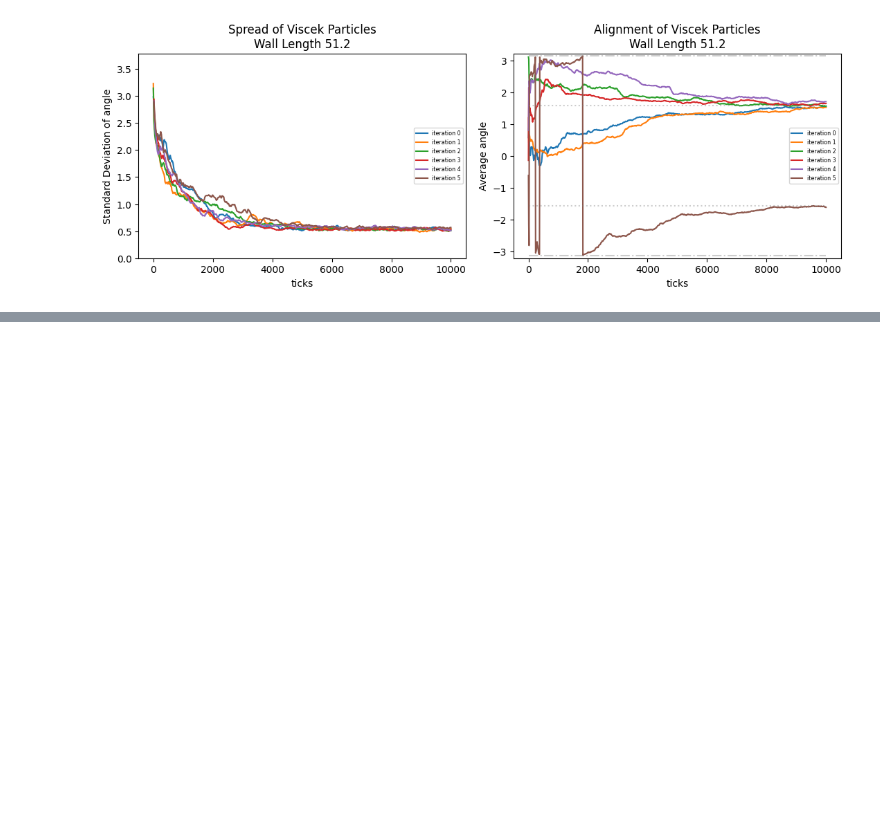
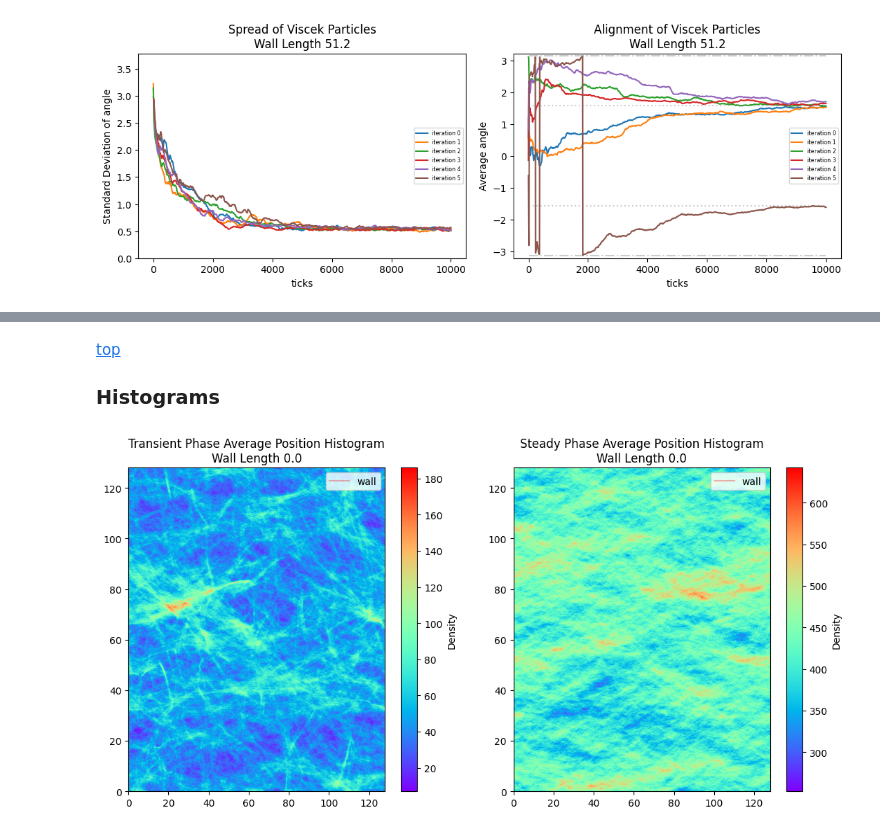
Before and after one commit to RoryTidmarsh/WettingRobots, a Jupyter notebook: wall implemetation/wall_size_experiment/reading_npz.ipynb, the cells around one changed output, grey strips where cells are left out. Drawn from its saved outputs; the diff is of its cells as text; code cells hidden in the pictures; blank space fills up the shorter version.

```diff
--- a/wall implemetation/wall_size_experiment/reading_npz.ipynb
+++ b/wall implemetation/wall_size_experiment/reading_npz.ipynb
@@ -294,0 +420,57 @@ plt.show()
+# %% [markdown]
+[top](#top)
+<a id = "hist"></a>
+### Histograms
+# %%
+# #### Code below is for in file creation of analysis plots, this can be done when saved using above files.
+
+def hist_2D_plot(phase,simulation,fig = None, ax=None, w_alpha = 1, cmap = "cividis"):
+    valid_phases = ["transient", "steady"]
+    if phase not in valid_phases:
+        raise ValueError(f"Invalid phase: '{phase}'. Valid options are {valid_phases}.")
+
+    X,Y = simulation["stream_boundaries"]
+    hist = simulation[f"{phase}_histogram"].T
+    if ax==None:
+        fig,ax = plt.subplots()
+
+    # Reading data out of the dictionary
+    L = simulation["L"]
+    wall_length = simulation["wall length"]
+    x_wall = L/2
+    wall_yMin = L/2 - wall_length/2
+    wall_yMax = L/2 + wall_length/2
+
+    # Plotting wall
+    ax = plot_x_wall(ax,x_wall,wall_yMin,wall_yMax,"red",w_alpha)
+
+    # Plot Histogram
+    cax = ax.imshow(hist, extent=[0, L, 0, L], origin='lower', cmap=cmap, aspect='auto')
+    fig.colorbar(cax, ax=ax, label='Density')   # colour bar
+
+    # Descriptive details
+    ax.legend()
+    ax.set_title(f"{phase.title()} Phase Average Position Histogram\nWall Length {wall_length:.1f}")
+    return fig,ax
+
+fig, ax = plt.subplots(ncols=2, figsize = (13,6))
+i = 0
+
+cmap = "rainbow"
+_,ax[0] = hist_2D_plot("transient", simulations[i], fig, ax[0], w_alpha= 0.3,cmap= cmap)
+_,ax[1] = hist_2D_plot("steady", simulations[i], fig, ax[1], w_alpha= 0.3,cmap= cmap)
+
+# Get system parameters for zooming
+L = simulations[i]["L"]
+wall_length = simulations[i]["wall length"]
+x_wall = L/2;
+zoom_distance = wall_length/2 +5
+if wall_length == 0:
+    zoom_distance = L/2
+
+# Apply zoom to both axes
+for a in ax:
+    a.set_xlim(x_wall - zoom_distance, x_wall + zoom_distance)
+    a.set_ylim(L/2 - zoom_distance, L/2 + zoom_distance)
+# %% [output]
+[figure, added]
```
Also changed, not shown: parts of 21 cells of this notebook, 1 other file.
